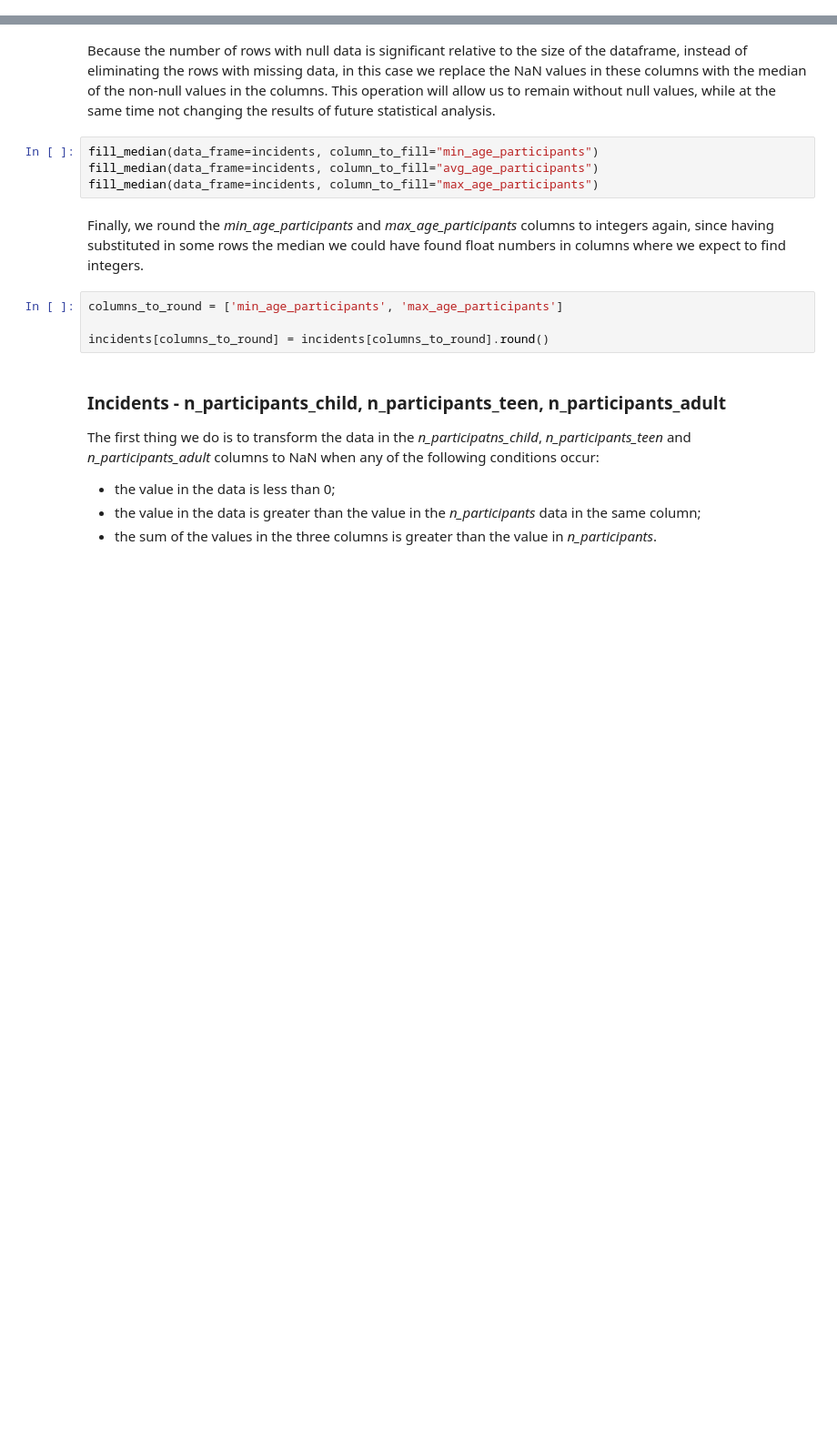
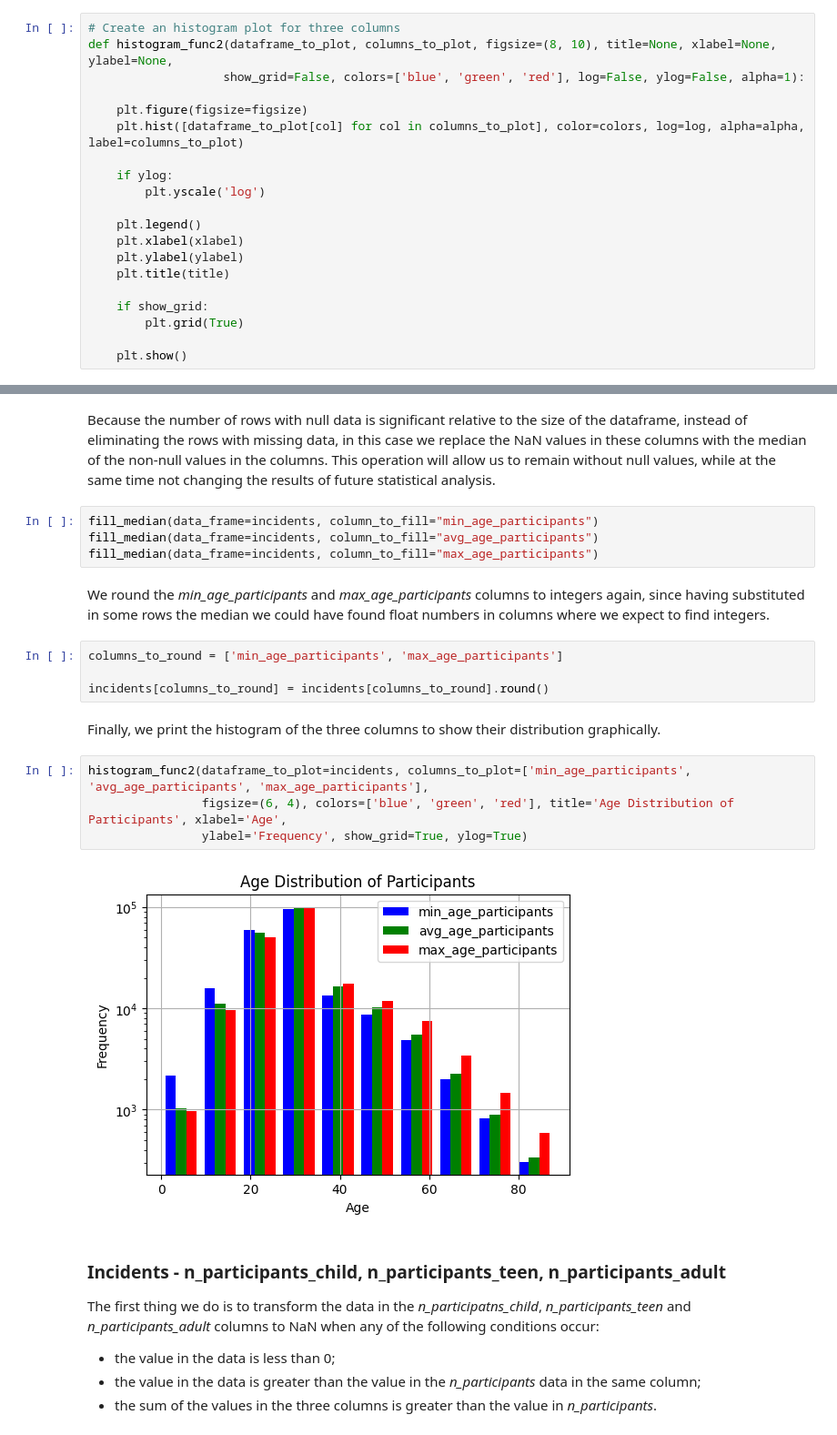
Before and after one commit to LoSpiri/DataMining, a Jupyter notebook: DM_GroupID_TASK1/task_1.ipynb, the cells around one changed output, grey strips where cells are left out. Shown at 91% size. Cells and saved outputs as stored; diff of their text form; blank space fills up the shorter version.

```diff
--- a/DM_GroupID_TASK1/task_1.ipynb
+++ b/DM_GroupID_TASK1/task_1.ipynb
@@ -360,3 +381,23 @@ def pieplot_func(value_counts_to_plot, labels, figsize=(8, 8), title=None, autop
+# %%
+# Create an histogram plot for three columns
+def histogram_func2(dataframe_to_plot, columns_to_plot, figsize=(8, 10), title=None, xlabel=None, ylabel=None,
+                   show_grid=False, colors=['blue', 'green', 'red'], log=False, ylog=False, alpha=1):
+
+    plt.figure(figsize=figsize)
+    plt.hist([dataframe_to_plot[col] for col in columns_to_plot], color=colors, log=log, alpha=alpha, label=columns_to_plot)
+
+    if ylog:
+        plt.yscale('log')
+
+    plt.legend()
+    plt.xlabel(xlabel)
+    plt.ylabel(ylabel)
+    plt.title(title)
+
+    if show_grid:
+        plt.grid(True)
+
+    plt.show()
 # %% [markdown]
 ### Fill NaN Values with Median
 # %%
@@ -1089,11 +1134,19 @@ fill_median(data_frame=incidents, column_to_fill="min_age_participants")
 fill_median(data_frame=incidents, column_to_fill="avg_age_participants")
 fill_median(data_frame=incidents, column_to_fill="max_age_participants")
 # %% [markdown]
-Finally, we round the *min_age_participants* and *max_age_participants* columns to integers again, since having substituted in some rows the median we could have found float numbers in columns where we expect to find integers.
+We round the *min_age_participants* and *max_age_participants* columns to integers again, since having substituted in some rows the median we could have found float numbers in columns where we expect to find integers.
 # %%
 columns_to_round = ['min_age_participants', 'max_age_participants']
 
 incidents[columns_to_round] = incidents[columns_to_round].round()
+# %% [markdown]
+Finally, we print the histogram of the three columns to show their distribution graphically.
+# %%
+histogram_func2(dataframe_to_plot=incidents, columns_to_plot=['min_age_participants', 'avg_age_participants', 'max_age_participants'],
+                figsize=(6, 4), colors=['blue', 'green', 'red'], title='Age Distribution of Participants', xlabel='Age',
+                ylabel='Frequency', show_grid=True, ylog=True)
+# %% [output]
+[figure, added]
 # %% [markdown]
 ### Incidents - n_participants_child, n_participants_teen, n_participants_adult
 
```
Also changed, not shown: parts of 21 cells of this notebook, 1 other file.
